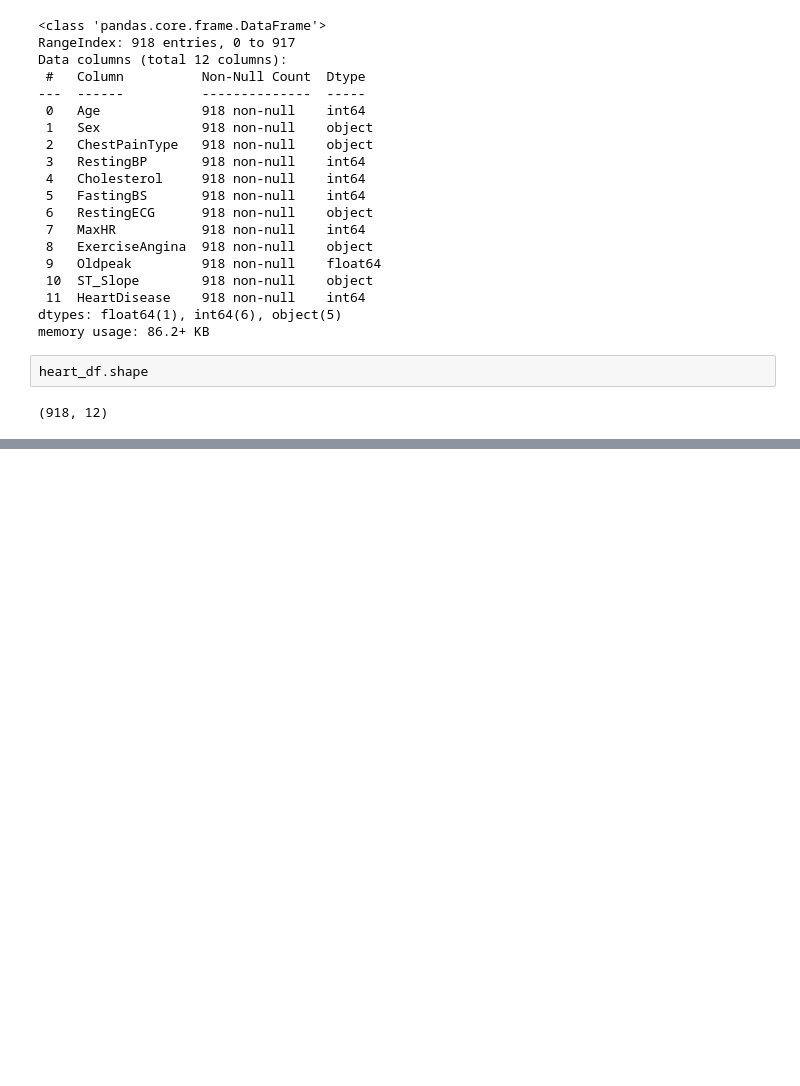
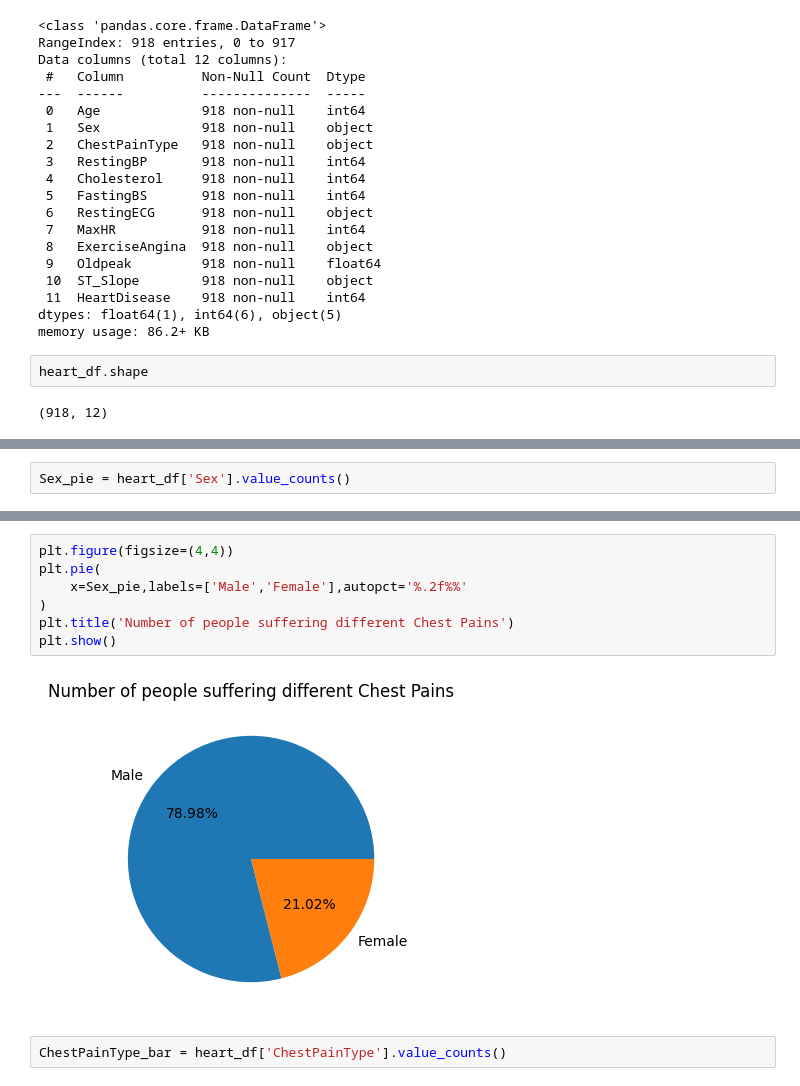
Before and after one commit to sportole/heart-failure-prediction, a Jupyter notebook: Heart_Disease_Prediction.ipynb, the cells around one changed output, grey strips where cells are left out. Drawn from its saved outputs; the diff is of its cells as text; blank space fills up the shorter version.

```diff
--- a/Heart_Disease_Prediction.ipynb
+++ b/Heart_Disease_Prediction.ipynb
@@ -114,0 +185,2 @@ heart_df.shape
+# %%
+Sex_pie = heart_df['Sex'].value_counts()
@@ -114,0 +195,11 @@ heart_df.shape
+# %%
+plt.figure(figsize=(4,4))
+plt.pie(
+    x=Sex_pie,labels=['Male','Female'],autopct='%.2f%%'
+)
+plt.title('Number of people suffering different Chest Pains')
+plt.show()
+# %% [output]
+[figure, added]
+# %%
+ChestPainType_bar = heart_df['ChestPainType'].value_counts()
```
Also changed, not shown: parts of 21 cells of this notebook.
